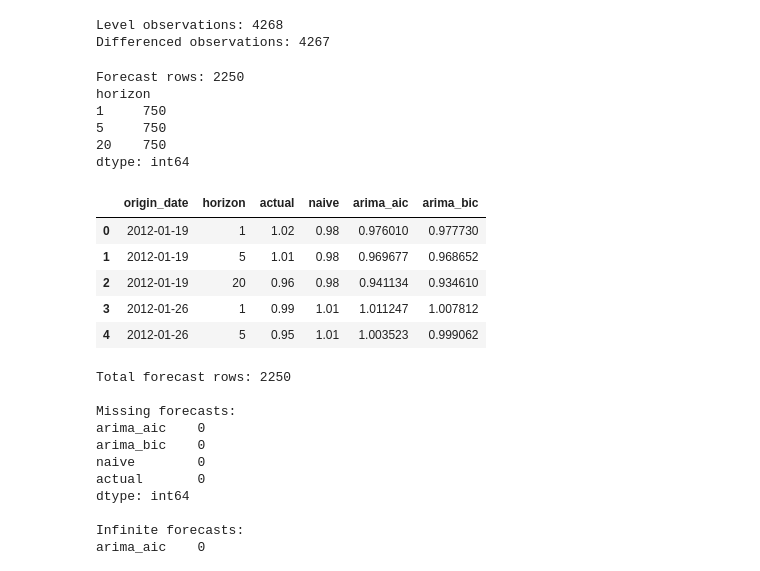
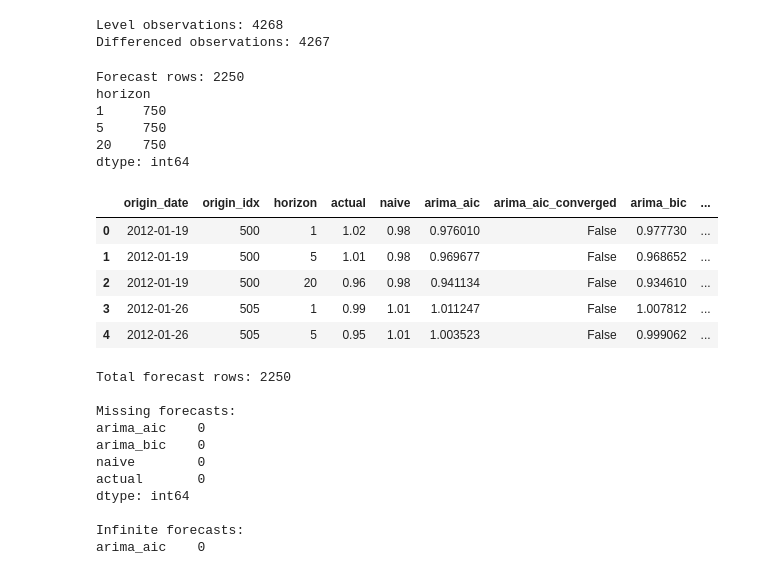
Before and after one commit to nholguinrh/DAMO-699-Capstone-project-GRP5, a Jupyter notebook: notebooks/03_models/arima_baseline.ipynb, the cells around one changed output. Saved outputs shown, nothing was run; the diff lists cells and outputs as text; code cells hidden in the pictures.

```diff
--- a/notebooks/03_models/arima_baseline.ipynb
+++ b/notebooks/03_models/arima_baseline.ipynb
@@ -325,13 +326,19 @@ for origin in range(MIN_TRAIN, len(arima_levels) - max(HORIZONS), STEP):
     last_level = arima_levels.loc[origin - 1, TARGET]
 
     fitted_models = {}
+    converged_flags = {}
 
     for model_name, order in ARIMA_ORDERS.items():
-        fitted_models[model_name] = ARIMA(
+        fit = ARIMA(
             train_diff,
             order=order,
             trend="c"
         ).fit()
+        fitted_models[model_name] = fit
+        # Captured here, at the point of fitting, rather than in a later cell
+        # that used to re-fit every origin a second time just to read this
+        # flag (issue #71) -- also removes that duplicate ~1,400-fit pass.
+        converged_flags[model_name] = bool(fit.mle_retvals.get("converged", True))
 
     for h in HORIZONS:
         actual_level = arima_levels.loc[origin + h - 1, TARGET]
@@ -341,41 +348,43 @@ for origin in range(MIN_TRAIN, len(arima_levels) - max(HORIZONS), STEP):
 
         row = {
             "origin_date": arima_levels.loc[origin - 1, "date"],
+            "origin_idx": origin,
             "horizon": h,
             "actual": actual_level,
             "naive": naive_forecast,
         }
 
         for model_name, fit in fitted_models.items():
             forecast_diff = np.asarray(
                 fit.forecast(steps=h),
                 dtype=float
             )
 
             cumulative_change = forecast_diff.sum()
             row[model_name] = last_level + cumulative_change
+            row[f"{model_name}_converged"] = converged_flags[model_name]
 
         results.append(row)
 
 results_df = pd.DataFrame(results)
 
 print("Forecast rows:", len(results_df))
 print(results_df.groupby("horizon").size())
 
 results_df.head()
 # %% [output]
 Forecast rows: 2250
 horizon
 1     750
 5     750
 20    750
 dtype: int64
-|  | origin_date | horizon | actual | naive | arima_aic | arima_bic |
-| 0 | 2012-01-19 | 1 | 1.02 | 0.98 | 0.976010 | 0.977730 |
-| 1 | 2012-01-19 | 5 | 1.01 | 0.98 | 0.969677 | 0.968652 |
-| 2 | 2012-01-19 | 20 | 0.96 | 0.98 | 0.941134 | 0.934610 |
-| 3 | 2012-01-26 | 1 | 0.99 | 1.01 | 1.011247 | 1.007812 |
-| 4 | 2012-01-26 | 5 | 0.95 | 1.01 | 1.003523 | 0.999062 |
+|  | origin_date | origin_idx | horizon | actual | naive | arima_aic | arima_aic_converged | arima_bic | ... |
+| 0 | 2012-01-19 | 500 | 1 | 1.02 | 0.98 | 0.976010 | False | 0.977730 | ... |
+| 1 | 2012-01-19 | 500 | 5 | 1.01 | 0.98 | 0.969677 | False | 0.968652 | ... |
+| 2 | 2012-01-19 | 500 | 20 | 0.96 | 0.98 | 0.941134 | False | 0.934610 | ... |
+| 3 | 2012-01-26 | 505 | 1 | 0.99 | 1.01 | 1.011247 | False | 1.007812 | ... |
+| 4 | 2012-01-26 | 505 | 5 | 0.95 | 1.01 | 1.003523 | False | 0.999062 | ... |
 # %%
 print("Total forecast rows:", len(results_df))
 
```
Also changed, not shown: parts of 9 cells of this notebook, 3 other files.
